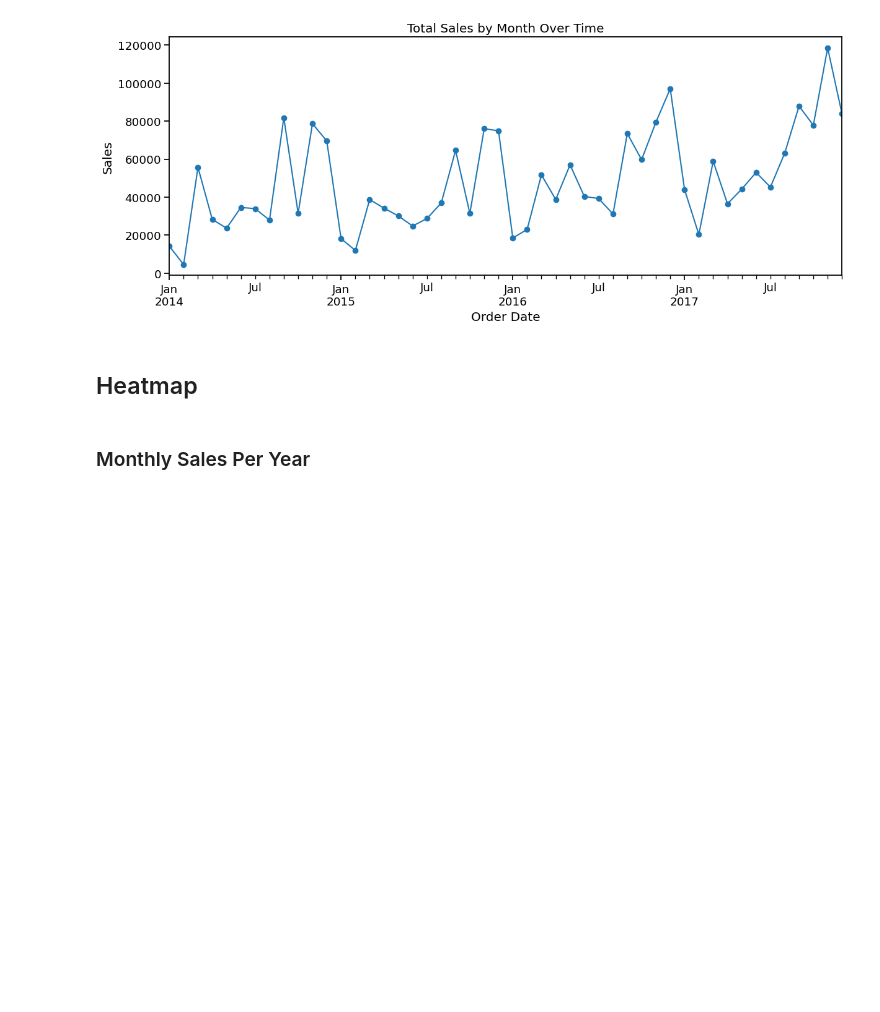
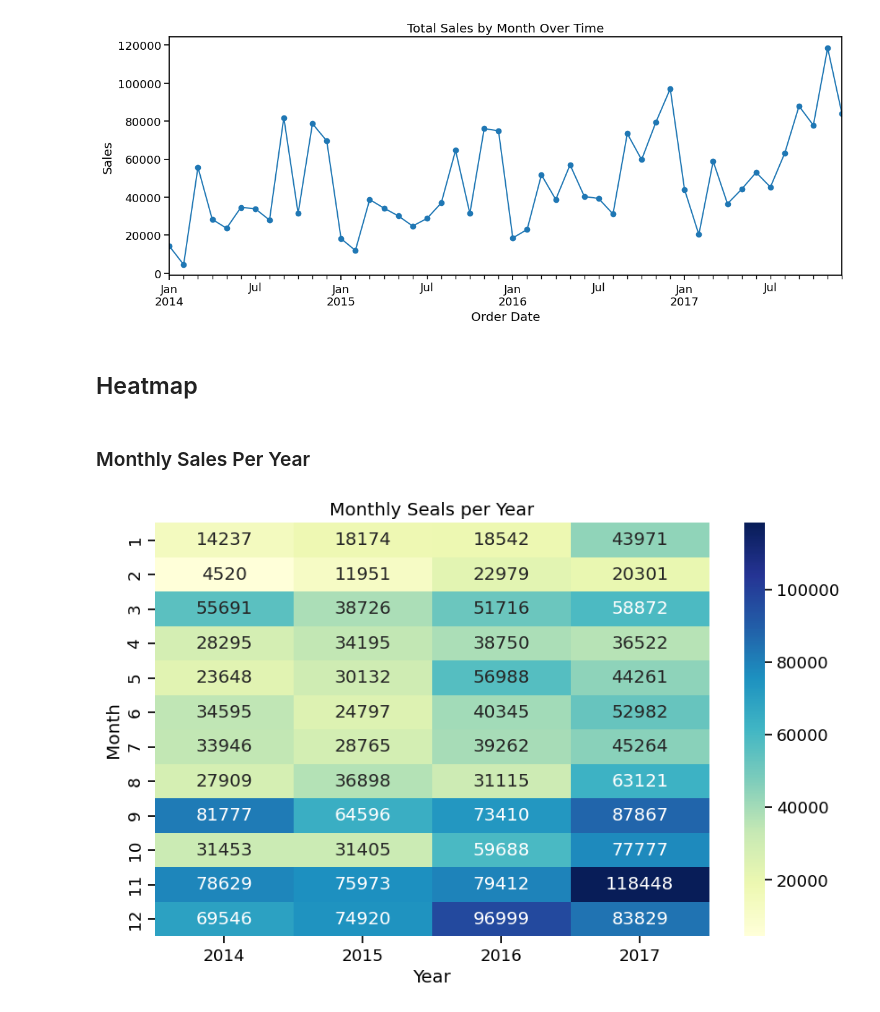
Before and after one commit to ar3haa/Data-Analysis-For-Superstore-Dataset, a Jupyter notebook: dat_analysis_superstore_dataset.ipynb, the cells around one changed output. Cells and saved outputs as stored; diff of their text form; code cells hidden in the pictures; blank space fills up the shorter version.

```diff
--- a/dat_analysis_superstore_dataset.ipynb
+++ b/dat_analysis_superstore_dataset.ipynb
@@ -150,7 +150,7 @@ df_cleane = df[(df['Profit']>q_low)&(df['Profit']<q_high)]
 # %%
 df['YearMonth'] = df['Order Date'].dt.to_period('M')
 df['OrderY'] =  df['Order Date'].dt.year
-df['Orderm'] = df['Order Date'].dt.month
+df['OrderM'] = df['Order Date'].dt.month
 # %%
 df['Discount Sales'] = df['Sales']*(1-df['Discount'])
 df['Sales Per Quantity'] = df['Sales']/ df['Quantity']
@@ -172,3 +172,14 @@ plt.show()
 ## Heatmap
 # %% [markdown]
 ### Monthly Sales Per Year
+# %%
+pivot = df.pivot_table(index="OrderM" , columns="OrderY" , values="Sales" , aggfunc="sum")
+
+plt.figure(figsize=(10,6))
+sns.heatmap(pivot, annot=True , fmt='.0f', cmap='YlGnBu')
+plt.title("Monthly Seals per Year")
+plt.xlabel('Year')
+plt.ylabel('Month')
+plt.show()
+# %% [output]
+[figure, added]
```
Also changed, not shown: parts of 20 cells of this notebook.
